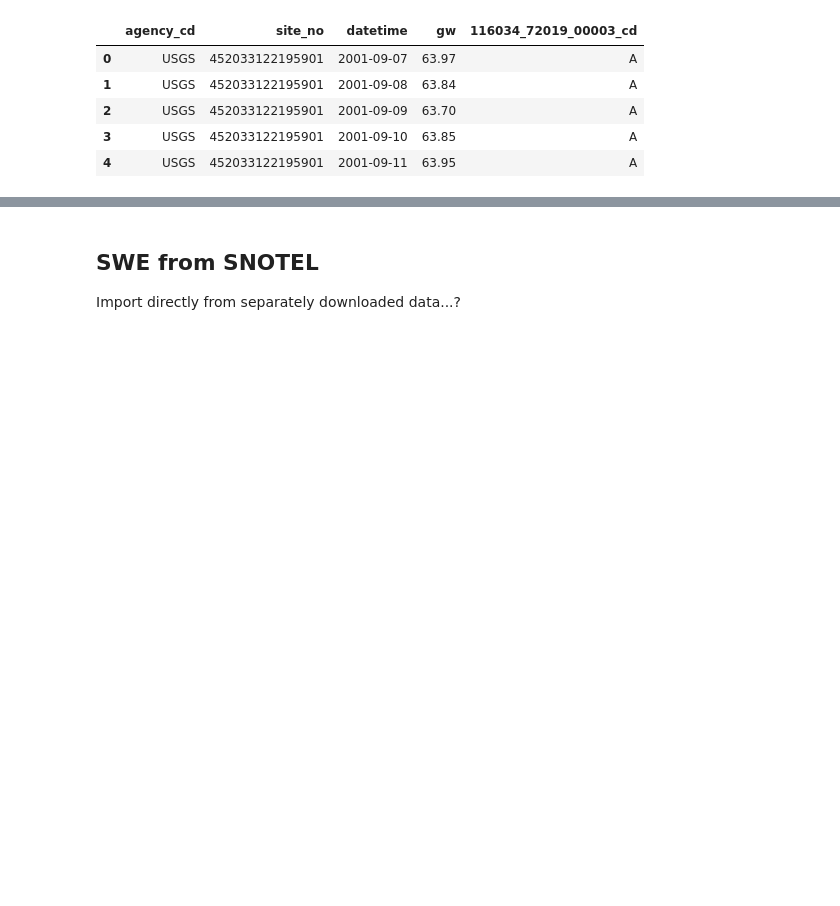
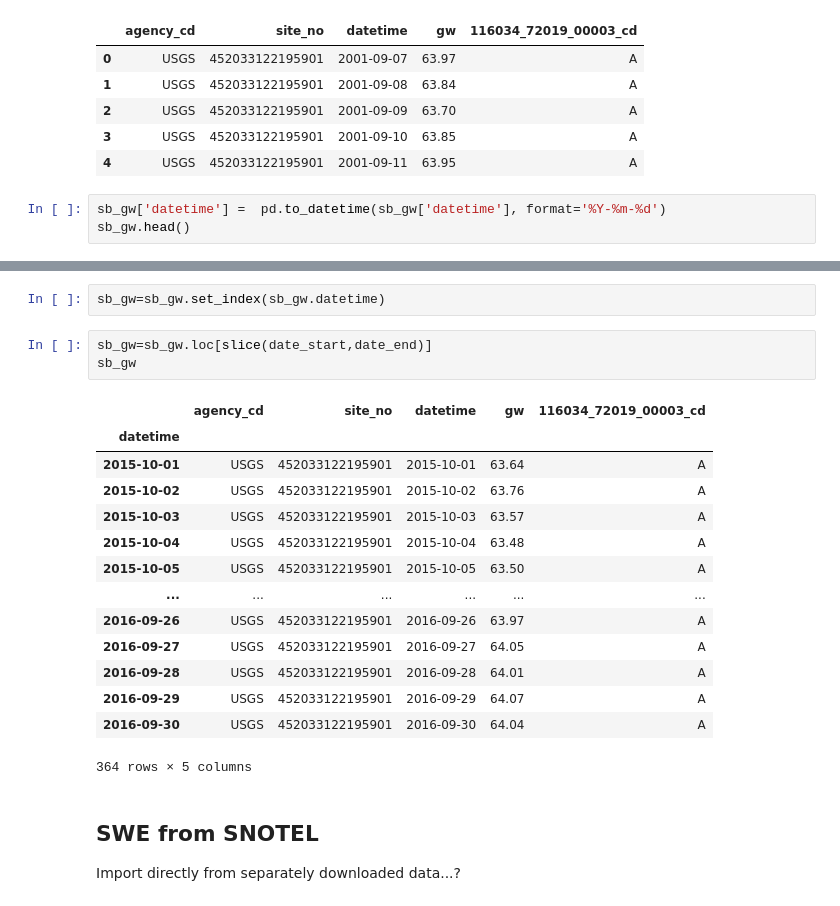
Before and after one commit to waterhackweek/whw2020_snowgw, a Jupyter notebook: mashup_snowGW.ipynb, the cells around one changed output, grey strips where cells are left out. Saved outputs shown, nothing was run; the diff lists cells and outputs as text; blank space fills up the shorter version.

```diff
--- a/mashup_snowGW.ipynb
+++ b/mashup_snowGW.ipynb
@@ -600,3 +600,6 @@ sb_gw.head()
 | 2 | USGS | 452033122195901 | 2001-09-09 | 63.70 | A |
 | 3 | USGS | 452033122195901 | 2001-09-10 | 63.85 | A |
 | 4 | USGS | 452033122195901 | 2001-09-11 | 63.95 | A |
+# %%
+sb_gw['datetime'] =  pd.to_datetime(sb_gw['datetime'], format='%Y-%m-%d')
+sb_gw.head()
@@ -603,3 +613,23 @@ sb_gw.head()
+# %%
+sb_gw=sb_gw.set_index(sb_gw.datetime)
+# %%
+sb_gw=sb_gw.loc[slice(date_start,date_end)]
+sb_gw
+# %% [output]
+|  | agency_cd | site_no | datetime | gw | 116034_72019_00003_cd |
+| datetime |  |  |  |  |  |
+| 2015-10-01 | USGS | 452033122195901 | 2015-10-01 | 63.64 | A |
+| 2015-10-02 | USGS | 452033122195901 | 2015-10-02 | 63.76 | A |
+| 2015-10-03 | USGS | 452033122195901 | 2015-10-03 | 63.57 | A |
+| 2015-10-04 | USGS | 452033122195901 | 2015-10-04 | 63.48 | A |
+| 2015-10-05 | USGS | 452033122195901 | 2015-10-05 | 63.50 | A |
+| ... | ... | ... | ... | ... | ... |
+| 2016-09-26 | USGS | 452033122195901 | 2016-09-26 | 63.97 | A |
+| 2016-09-27 | USGS | 452033122195901 | 2016-09-27 | 64.05 | A |
+| 2016-09-28 | USGS | 452033122195901 | 2016-09-28 | 64.01 | A |
+| 2016-09-29 | USGS | 452033122195901 | 2016-09-29 | 64.07 | A |
+| 2016-09-30 | USGS | 452033122195901 | 2016-09-30 | 64.04 | A |
+364 rows × 5 columns
 # %% [markdown]
 ## SWE from SNOTEL
 
```
Also changed, not shown: parts of 11 cells of this notebook.
